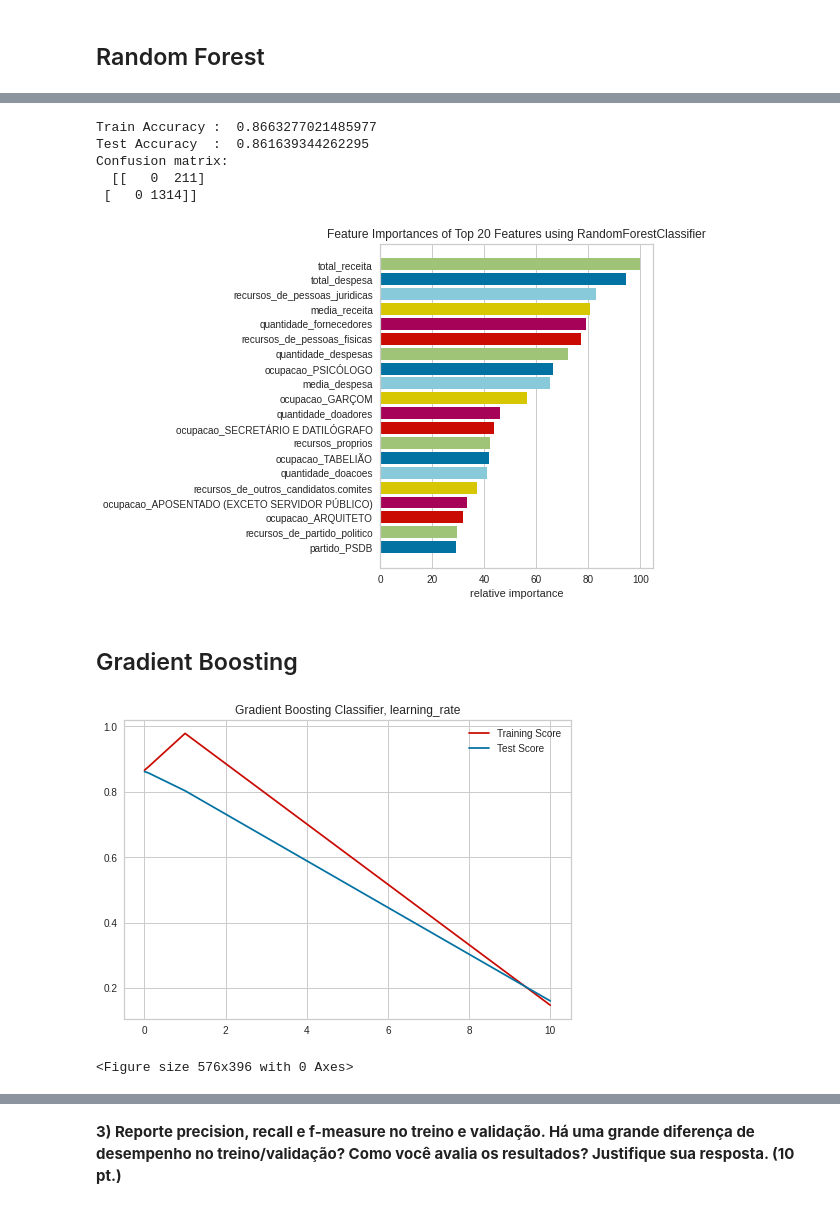
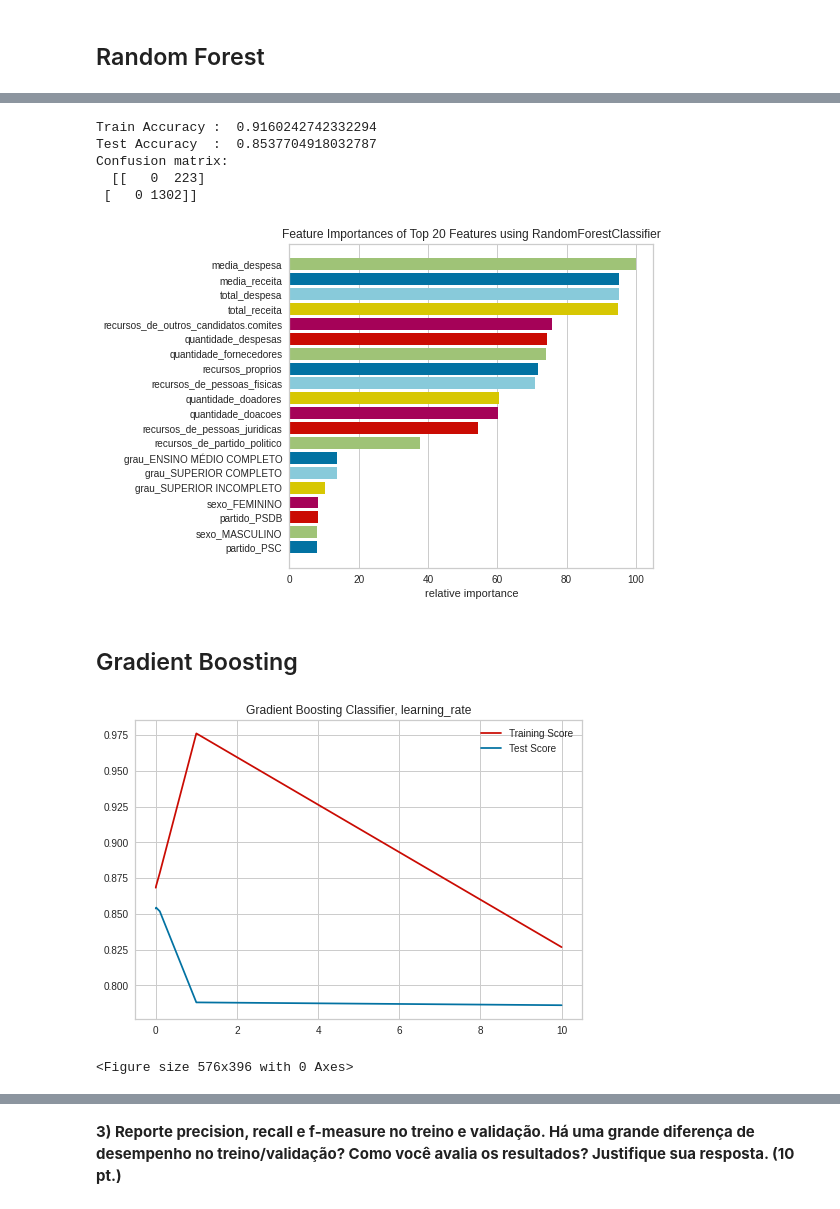
Before and after one commit to ghustavosm/PrevisaoEleicaoDeputados, a Jupyter notebook: Previsão_Eleição_de_Deputados.ipynb, the cells around one changed output, grey strips where cells are left out. Cells and saved outputs as stored; diff of their text form; code cells hidden in the pictures.

```diff
--- a/Previsão_Eleição_de_Deputados.ipynb
+++ b/Previsão_Eleição_de_Deputados.ipynb
@@ -84,13 +86,17 @@ def remove_columns(data, columns):
     data = data.drop(col, axis=1)
   return data
 
-columns_to_remove = ['ano', 'nome', 'cargo']
+columns_to_remove = ['ano', 'nome', 'cargo', 'uf', 'estado_civil', 'ocupacao']
 all_data = remove_columns(all_data, columns_to_remove)
 final_test = remove_columns(final_test, columns_to_remove)
 train, test = train_test_split(all_data, train_size=0.8)
 
 # remove a coluna "situação"
 all_data = all_data.drop("situacao", axis=1)
+all_data = pd.concat((
+    all_data,
+    final_test
+))
 # %%
 print(f"Total de linhas em train: {len(train)}")
 train.head()
@@ -420,5 +422,5 @@ test_acurracy_rf = pd.Series(test_acurracy, index=depths_rf)
 # %%
-model_rf = RandomForestClassifier(max_depth=test_acurracy_rf.idxmax(), random_state=42, n_estimators=200)
+model_rf = RandomForestClassifier(max_depth=21, random_state=42, n_estimators=200)
 model_rf = model_rf.fit(X_train, y_train)
 predictions_rf = model_rf.predict(X_test)
 train_accuracy_rf = accuracy_score(y_train, model_rf.predict(X_train))
@@ -427,30 +429,28 @@ add_model_accuracy("RandomForestClassifier", train_accuracy_rf, test_accuracy_rf
 add_precision_recall_fscore("RandomForestClassifierTrain", get_precision_recall_fscore(model_rf, X_train, y_train))
 add_precision_recall_fscore("RandomForestClassifierTest", get_precision_recall_fscore(model_rf, X_test, y_test))
 
-print("Train Accuracy : ", train_accuracy_rf)
-print("Test Accuracy  : ", test_accuracy_rf)
-print("Confusion matrix:\n ", confusion_matrix(y_test, predictions_rf))
+print_accuracy(train_accuracy_rf, test_accuracy_rf, predictions_rf, y_test)
 # %% [output]
-Train Accuracy :  0.8663277021485977
-Test Accuracy  :  0.861639344262295
+Train Accuracy :  0.9160242742332294
+Test Accuracy  :  0.8537704918032787
 Confusion matrix:
-  [[   0  211]
- [   0 1314]]
+  [[   0  223]
+ [   0 1302]]
 # %%
-plot_feature_importances(model_rf)
+plot_feature_importances(model_rf, X_train, y_train)
 # %% [output]
-[figure, old version]
+[figure, new version]
 # %% [markdown]
 ## Gradient Boosting
 # %%
 learning_rates_gb = [0.0001, 0.001, 0.01, 0.1, 1.0, 10.0]
-acurracy_gb = [get_acurracy(GradientBoostingClassifier(learning_rate=l, random_state=42, n_estimators=200)) for l in learning_rates_gb]
+acurracy_gb = [get_acurracy(GradientBoostingClassifier(learning_rate=l, random_state=42, n_estimators=200), X_train, X_test, y_train, y_test) for l in learning_rates_gb]
 train_acurracy_gb = [item[0] for item in acurracy_gb]
 test_acurracy_gb = [item[1] for item in acurracy_gb]
 plot_acuracy(train_acurracy_gb, test_acurracy_gb, learning_rates_gb, 'Gradient Boosting Classifier, learning_rate')
 test_acurracy_gb = pd.Series(test_acurracy_gb, index=learning_rates_gb)
 # %% [output]
-[figure, old version]
+[figure, new version]
 <Figure size 576x396 with 0 Axes>
 # %%
 (test_acurracy_gb.max(), test_acurracy_gb.idxmax())
```
Also changed, not shown: parts of 57 cells of this notebook, 1 other file.
